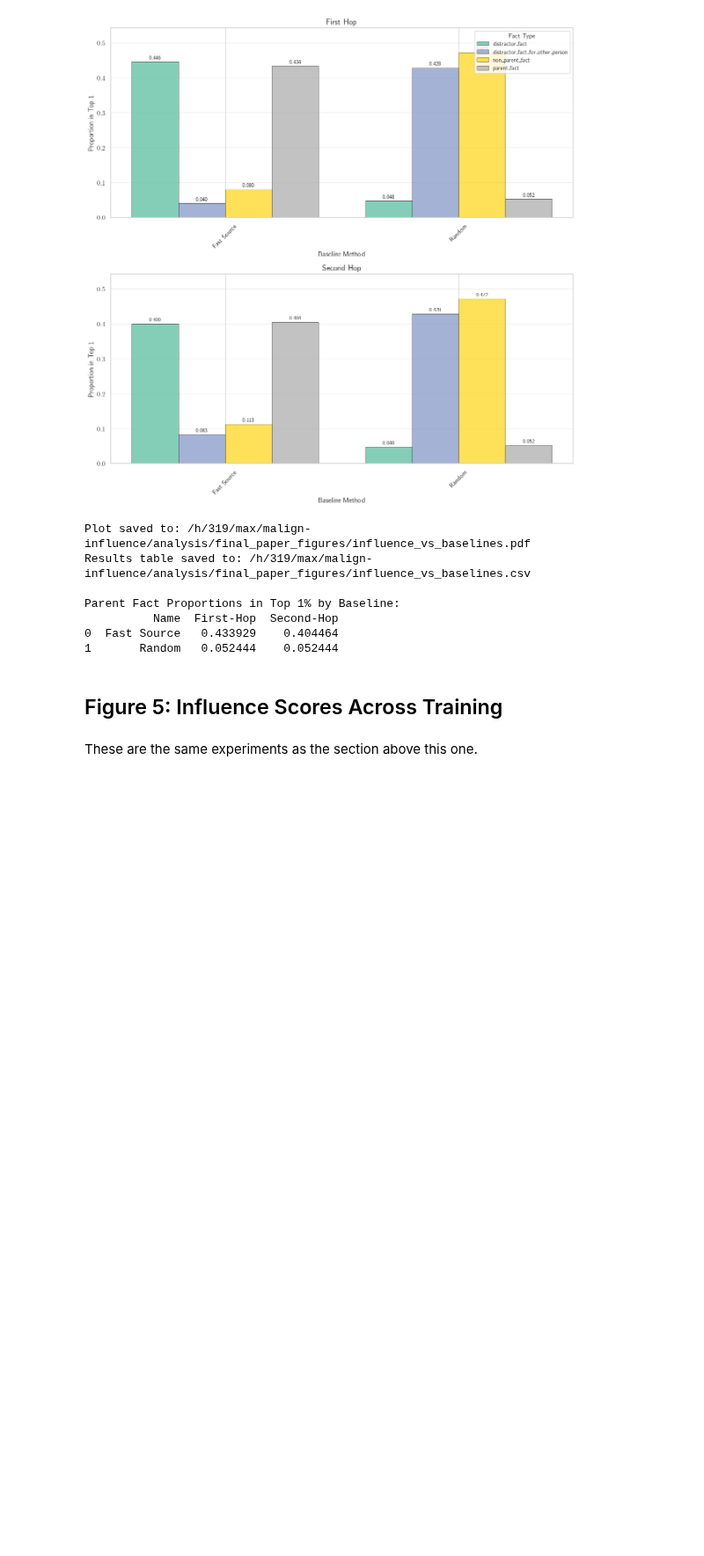
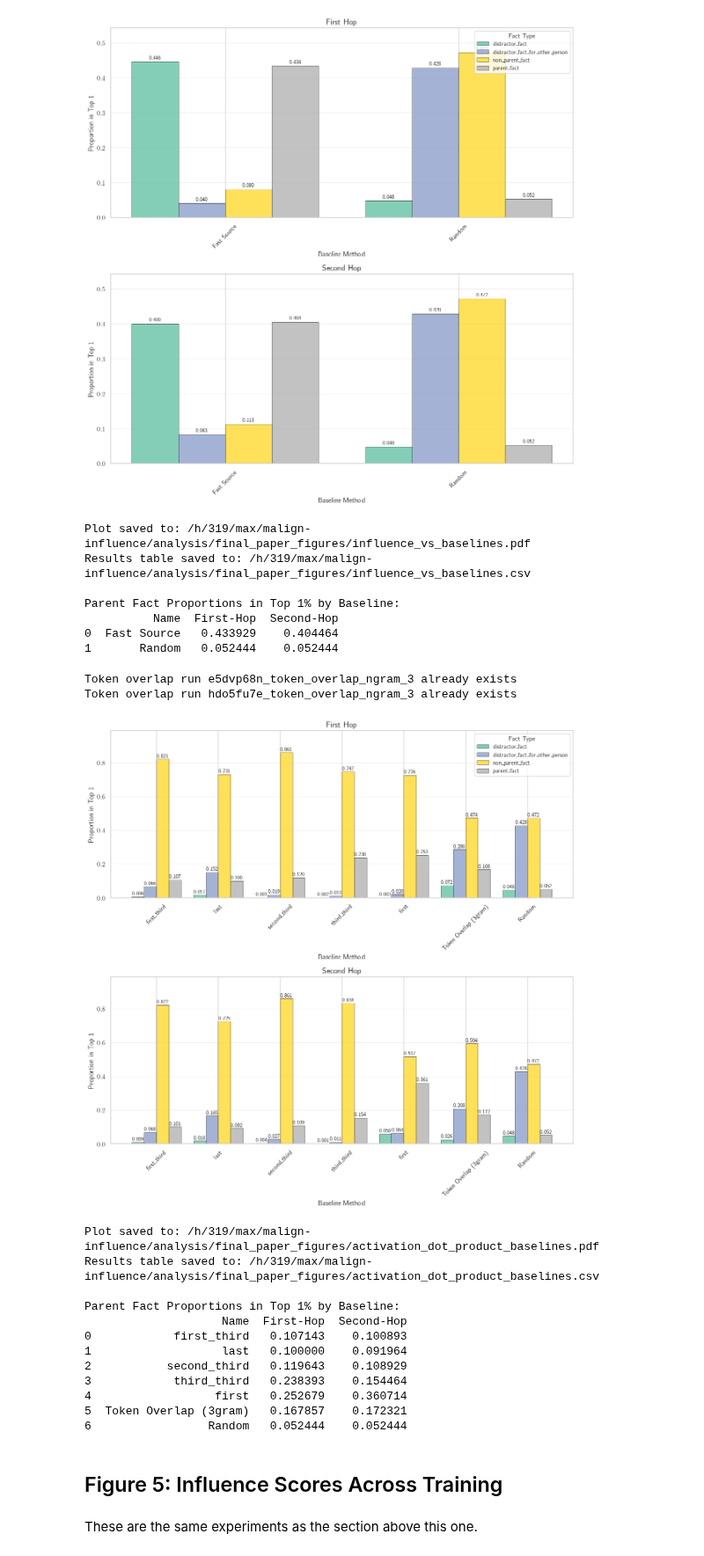
Before and after one commit to levmckinney/malign-influence, a Jupyter notebook: analysis/final_paper_figures.ipynb, the cells around one changed output. Shown at 88% size. Cells and saved outputs as stored; diff of their text form; code cells hidden in the pictures; blank space fills up the shorter version.

```diff
--- a/analysis/final_paper_figures.ipynb
+++ b/analysis/final_paper_figures.ipynb
@@ -707,6 +712,86 @@ Parent Fact Proportions in Top 1% by Baseline:
           Name  First-Hop  Second-Hop
 0  Fast Source   0.433929    0.404464
 1       Random   0.052444    0.052444
+# %%
+# Create BaselineResults objects manually based on the paired data
+baselines = [
+    BaselineResults(
+        baseline_name="first_third",
+        first_hop_run_id="8m1brza4",  # from inferred_facts_first_hop_no_fs
+        second_hop_run_id="kp7srb95",  # from inferred_facts_second_hop_no_fs
+        baseline_type="activation_dot_product",
+    ),
+    BaselineResults(
+        baseline_name="last",
+        first_hop_run_id="sacy4qmd",  # from inferred_facts_first_hop_no_fs
+        second_hop_run_id="aledu8dq",  # from inferred_facts_second_hop_no_fs
+        baseline_type="activation_dot_product",
+    ),
+    BaselineResults(
+        baseline_name="second_third",
+        first_hop_run_id="93mz3rpq",  # from inferred_facts_first_hop_no_fs
+        second_hop_run_id="zfatexfc",  # from inferred_facts_second_hop_no_fs
+        baseline_type="activation_dot_product",
+    ),
+    BaselineResults(
+        baseline_name="third_third",
+        first_hop_run_id="2j2uwrq4",  # from inferred_facts_first_hop_no_fs
+        second_hop_run_id="sdorrost",  # from inferred_facts_second_hop_no_fs
+        baseline_type="activation_dot_product",
+    ),
+    BaselineResults(
+        baseline_name="first",
+        first_hop_run_id="yz36yiqp",  # from inferred_facts_first_hop_no_fs
+        second_hop_run_id="jo2owx73",  # from inferred_facts_second_hop_no_fs
+        baseline_type="activation_dot_product",
+    )
+]
+
+# Add the run IDs to the run dictionary
+for baseline in baselines:
+    if baseline.baseline_type == "activation_dot_product":
+        add_runs_to_run_dict([baseline.first_hop_run_id, baseline.second_hop_run_id], run_type=baseline.baseline_type)
+
+baselines += [
+    BaselineResults(
+        baseline_name="Token Overlap (3gram)",
+        second_hop_run_id=add_token_overlap_run_to_run_dict("e5dvp68n", ngram_length=3),
+        first_hop_run_id=add_token_overlap_run_to_run_dict("hdo5fu7e", ngram_length=3),
+        baseline_type="token_overlap",
+    )
+]
+
+
+baseline_plotting_dict = {
+    baseline.baseline_name: {
+        "first_hop_run_id": run_id_to_data[baseline.first_hop_run_id],
+        "second_hop_run_id": run_id_to_data[baseline.second_hop_run_id],
+    }
+    for baseline in baselines
+}
+
+plot_baselines(
+    baseline_plotting_dict,
+    percentile=1,
+    save_location=ANALYSIS_SAVE_DIR / "activation_dot_product_baselines.pdf"
+)
+pass
+# %% [output]
+Token overlap run e5dvp68n_token_overlap_ngram_3 already exists
+Token overlap run hdo5fu7e_token_overlap_ngram_3 already exists
+[figure, added]
+Plot saved to: /h/319/max/malign-influence/analysis/final_paper_figures/activation_dot_product_baselines.pdf
+Results table saved to: /h/319/max/malign-influence/analysis/final_paper_figures/activation_dot_product_baselines.csv
+
+Parent Fact Proportions in Top 1% by Baseline:
+                    Name  First-Hop  Second-Hop
+0            first_third   0.107143    0.100893
+1                   last   0.100000    0.091964
+2           second_third   0.119643    0.108929
+3            third_third   0.238393    0.154464
+4                  first   0.252679    0.360714
+5  Token Overlap (3gram)   0.167857    0.172321
+6                 Random   0.052444    0.052444
 # %% [markdown]
 ## Figure 5: Influence Scores Across Training
 # %% [markdown]
```
Also changed, not shown: parts of 2 cells of this notebook, 1 other file.
